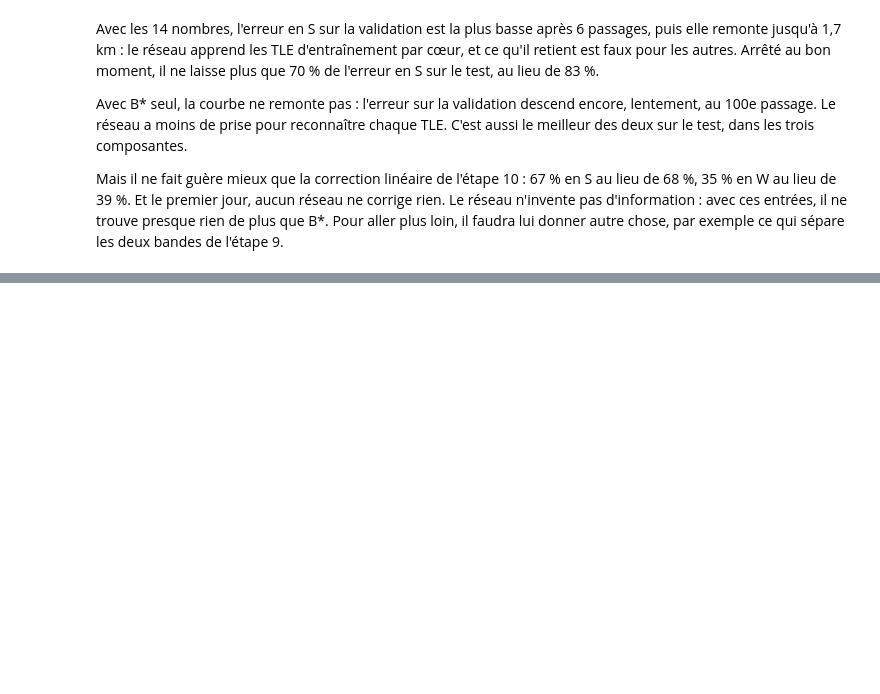
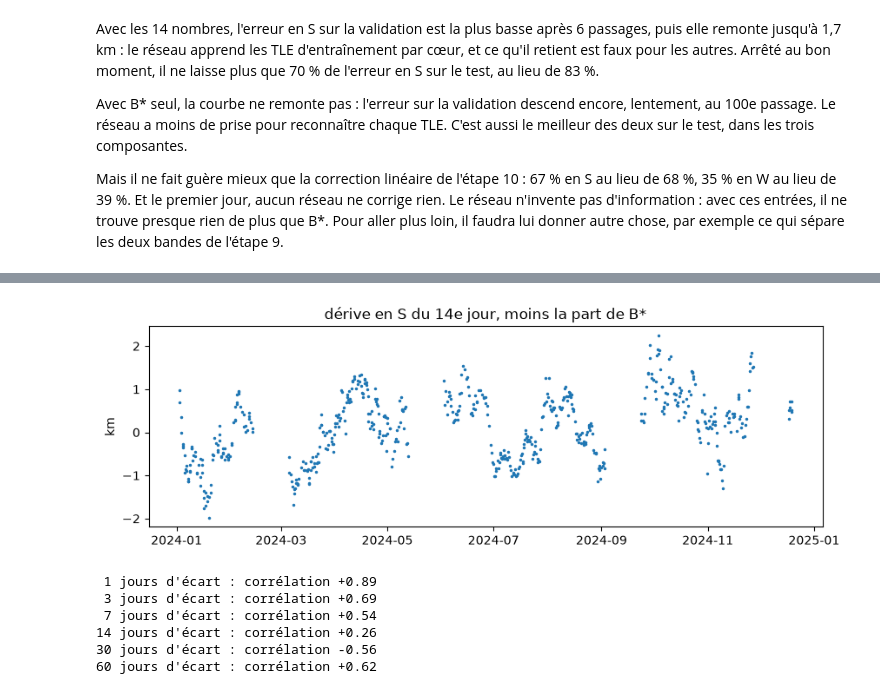
Before and after one commit to TagCopperLight/OrbitML, a Jupyter notebook: orbitml.ipynb, the cells around one changed output, grey strips where cells are left out. Saved outputs shown, nothing was run; the diff lists cells and outputs as text; code cells hidden in the pictures; blank space fills up the shorter version.

```diff
--- a/orbitml.ipynb
+++ b/orbitml.ipynb
@@ -1013,0 +1033,28 @@ Mais il ne fait guère mieux que la correction linéaire de l'étape 10 : 67 % e
+# %%
+fit = full & train_tle
+slope, intercept = np.polyfit(bstar[fit], drift[fit], 1)
+rest = drift - (intercept + slope * bstar)  # km
+
+plt.figure(figsize=(10, 3))
+plt.plot(dataset_dates.datetime64, rest, ".", markersize=3)
+plt.ylabel("km")
+plt.title("dérive en S du 14e jour, moins la part de B*")
+plt.show()
+
+days = (dataset_dates - T0).to_value("day")
+for lag in (1, 3, 7, 14, 30, 60):
+    now, before = [], []
+    for i in np.flatnonzero(full):
+        close = full & (np.abs(days - (days[i] - lag)) < 0.5)  # les TLE publiés `lag` jours avant
+        if close.any():
+            now.append(rest[i])
+            before.append(rest[close].mean())
+    print(f"{lag:2} jours d'écart : corrélation {np.corrcoef(now, before)[0, 1]:+.2f}")
+# %% [output]
+[figure, added]
+ 1 jours d'écart : corrélation +0.89
+ 3 jours d'écart : corrélation +0.69
+ 7 jours d'écart : corrélation +0.54
+14 jours d'écart : corrélation +0.26
+30 jours d'écart : corrélation -0.56
+60 jours d'écart : corrélation +0.62
```
Also changed, not shown: parts of 14 cells of this notebook.
